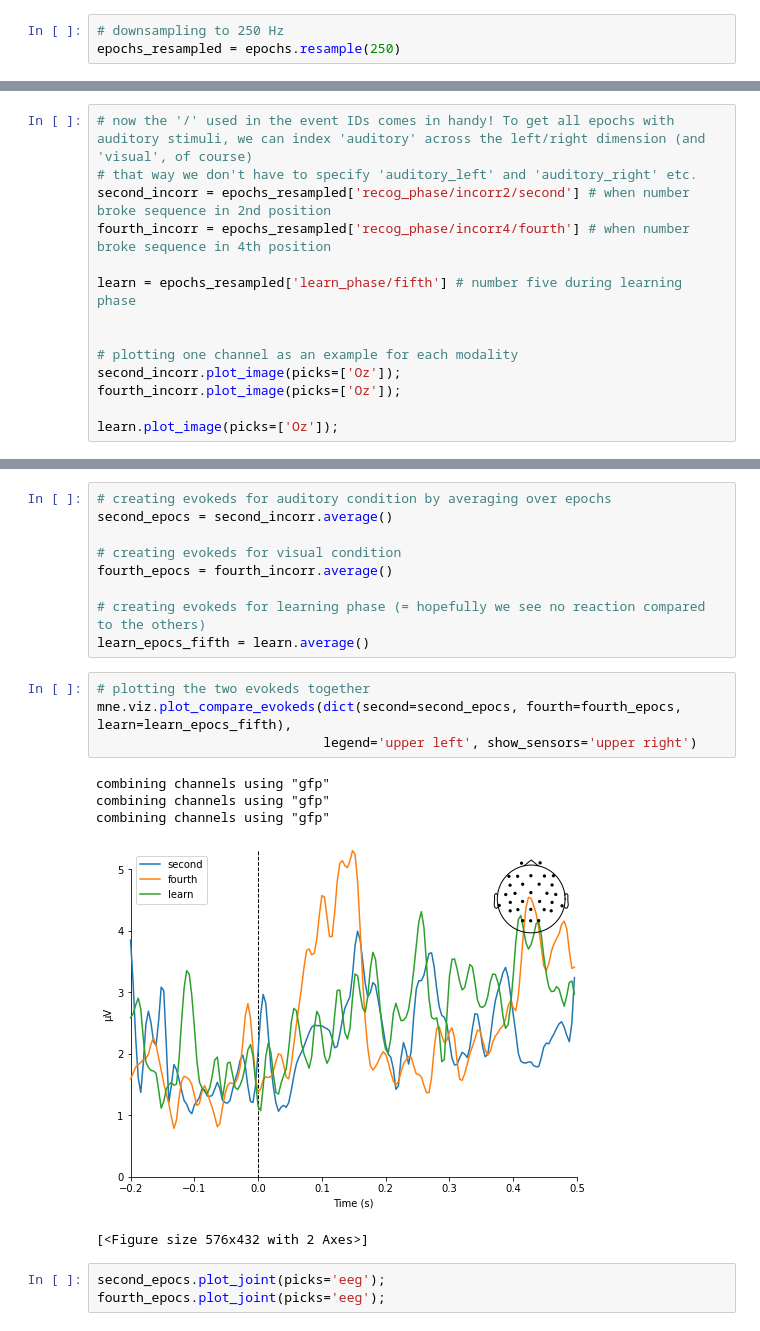
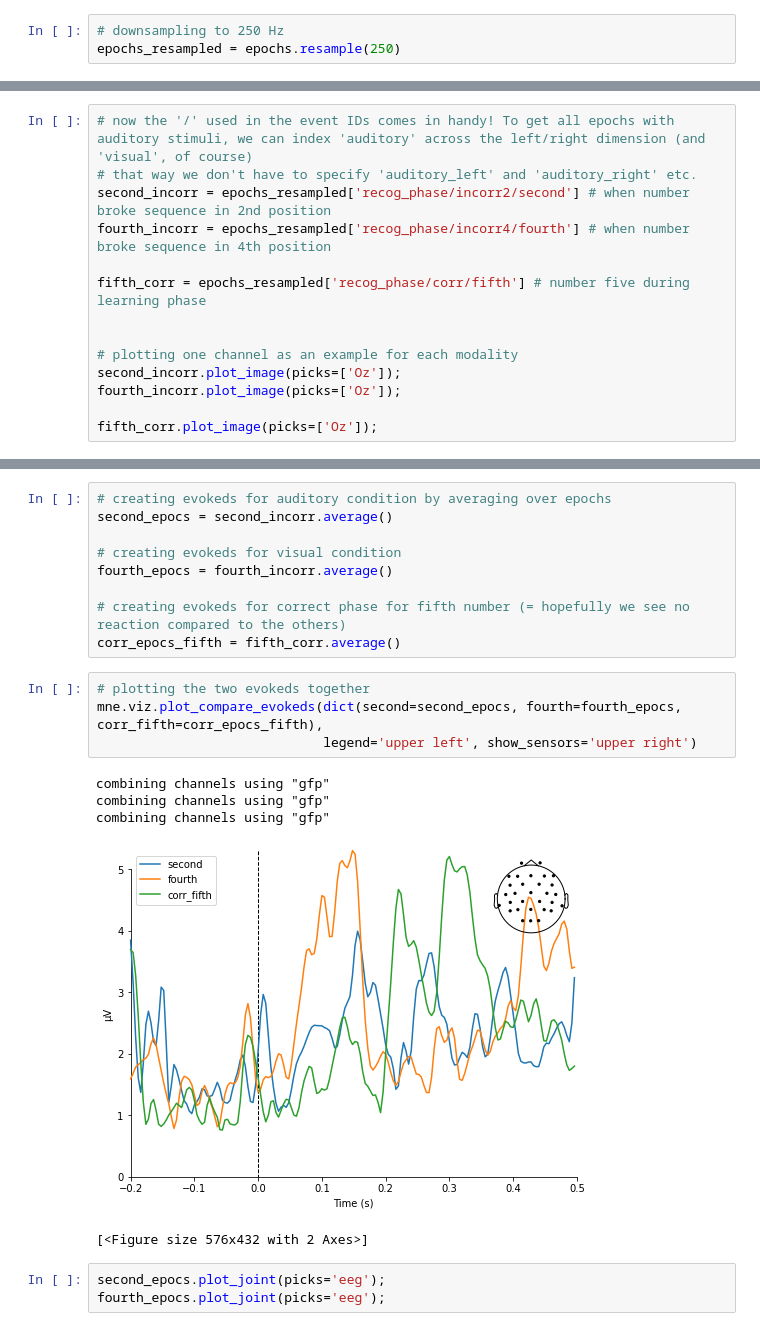
Before and after one commit to jorgenhw/studybuddies_neuroScience, a Jupyter notebook: own_experiment/own_experiment_analysis.ipynb, the cells around one changed output, grey strips where cells are left out. Cells and saved outputs as stored; diff of their text form.

```diff
--- a/own_experiment/own_experiment_analysis.ipynb
+++ b/own_experiment/own_experiment_analysis.ipynb
@@ -407,14 +301,14 @@ Now we can group the epochs by modality (auditory/visual) and take a look at the
 second_incorr = epochs_resampled['recog_phase/incorr2/second'] # when number broke sequence in 2nd position
 fourth_incorr = epochs_resampled['recog_phase/incorr4/fourth'] # when number broke sequence in 4th position
 
-learn = epochs_resampled['learn_phase/fifth'] # number five during learning phase
+fifth_corr = epochs_resampled['recog_phase/corr/fifth'] # number five during learning phase
 
 
 # plotting one channel as an example for each modality
 second_incorr.plot_image(picks=['Oz']);
 fourth_incorr.plot_image(picks=['Oz']);
 
-learn.plot_image(picks=['Oz']);
+fifth_corr.plot_image(picks=['Oz']);
 # %% [output]
 Not setting metadata
 25 matching events found
@@ -441,17 +335,17 @@ second_epocs = second_incorr.average()
 # creating evokeds for visual condition
 fourth_epocs = fourth_incorr.average()
 
-# creating evokeds for learning phase (= hopefully we see no reaction compared to the others)
-learn_epocs_fifth = learn.average()
+# creating evokeds for correct phase for fifth number (= hopefully we see no reaction compared to the others)
+corr_epocs_fifth = fifth_corr.average()
 # %%
 # plotting the two evokeds together
-mne.viz.plot_compare_evokeds(dict(second=second_epocs, fourth=fourth_epocs, learn=learn_epocs_fifth),
+mne.viz.plot_compare_evokeds(dict(second=second_epocs, fourth=fourth_epocs, corr_fifth=corr_epocs_fifth),
                              legend='upper left', show_sensors='upper right')
 # %% [output]
 combining channels using "gfp"
 combining channels using "gfp"
 combining channels using "gfp"
-[figure, old version]
+[figure, new version]
 [<Figure size 576x432 with 2 Axes>]
 # %%
 second_epocs.plot_joint(picks='eeg');
```
Also changed, not shown: parts of 37 cells of this notebook, 2 other files.
